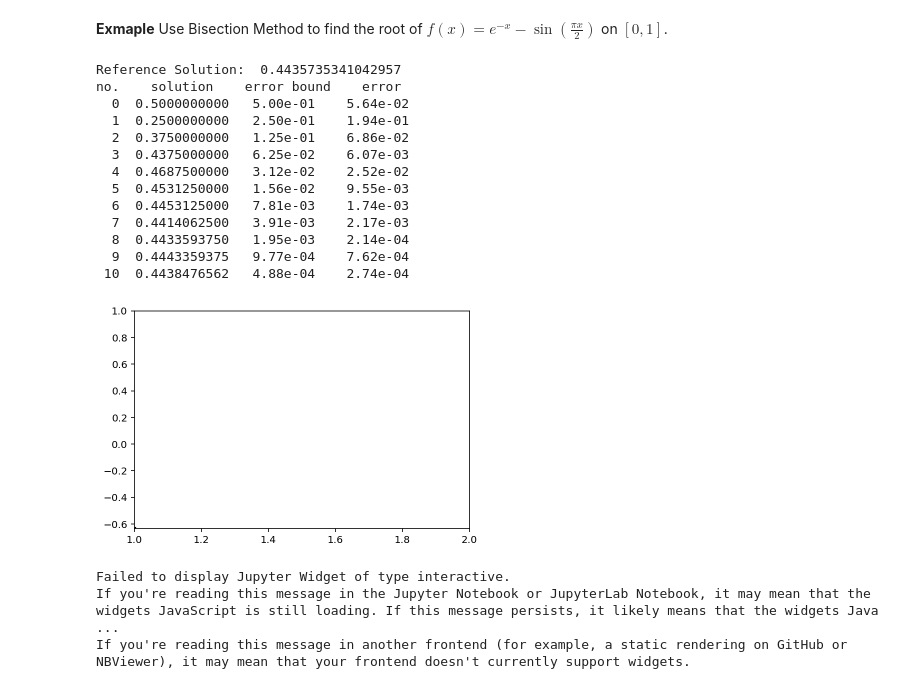
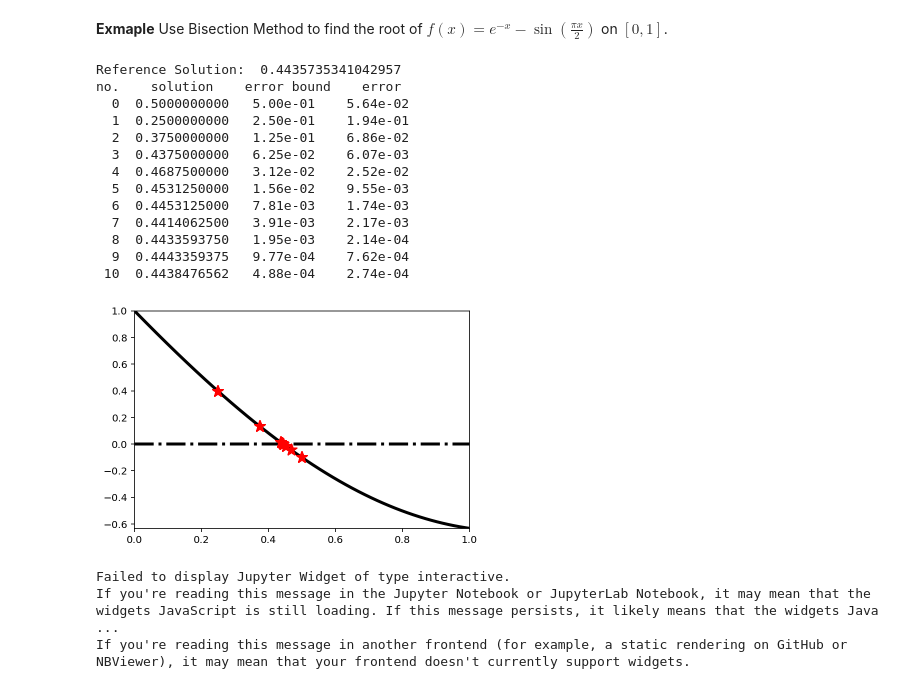
Before and after one commit to xiaozhouli/Jupyter, a Jupyter notebook: Numerical_Analysis/Solution_of_Nonlinear.ipynb, the cells around one changed output. Cells and saved outputs as stored; diff of their text form; code cells hidden in the pictures.

```diff
--- a/Numerical_Analysis/Solution_of_Nonlinear.ipynb
+++ b/Numerical_Analysis/Solution_of_Nonlinear.ipynb
@@ -93,37 +97,37 @@ def Iteration_demo(f, a, b, iters):
     x_ref = bisect(f, a, b, 1.e-14)
 
     #print (x)
-    plt.xlim(1,2)
+    plt.xlim(a,b)
     plt.ylim(min(f(a),f(b)),max(f(a),f(b)))
     #plt.ylim(1,2)
     for i in range(iters+1):
         plt.plot(x, f(x), 'r*', markersize=12, linewidth=3)
 
     print ('Reference Solution: ', x_ref)
     print ('no.    solution    error bound    error')
     for i in range(iters+1):
         print ("%3d  %12.10f   %7.2e    %7.2e" % \
                    (i, x[i], (b-a)/2**(i+1), np.abs(x_ref - x[i])))
 
 
 a = 0
 b = 1
 Iteration_demo(fun, a, b, 10)
 # %% [output]
 Reference Solution:  0.4435735341042957
 no.    solution    error bound    error
   0  0.5000000000   5.00e-01    5.64e-02
   1  0.2500000000   2.50e-01    1.94e-01
   2  0.3750000000   1.25e-01    6.86e-02
   3  0.4375000000   6.25e-02    6.07e-03
   4  0.4687500000   3.12e-02    2.52e-02
   5  0.4531250000   1.56e-02    9.55e-03
   6  0.4453125000   7.81e-03    1.74e-03
   7  0.4414062500   3.91e-03    2.17e-03
   8  0.4433593750   1.95e-03    2.14e-04
   9  0.4443359375   9.77e-04    7.62e-04
  10  0.4438476562   4.88e-04    2.74e-04
-[figure, old version]
+[figure, new version]
 # %%
 w = interactive(Iteration_demo, f=fixed(fun), a=fixed(0), b=fixed(1), iters=widgets.IntSlider(min=0,max=50,value=0))
 display(w)
```
Also changed, not shown: parts of 24 cells of this notebook, 3 other files.
